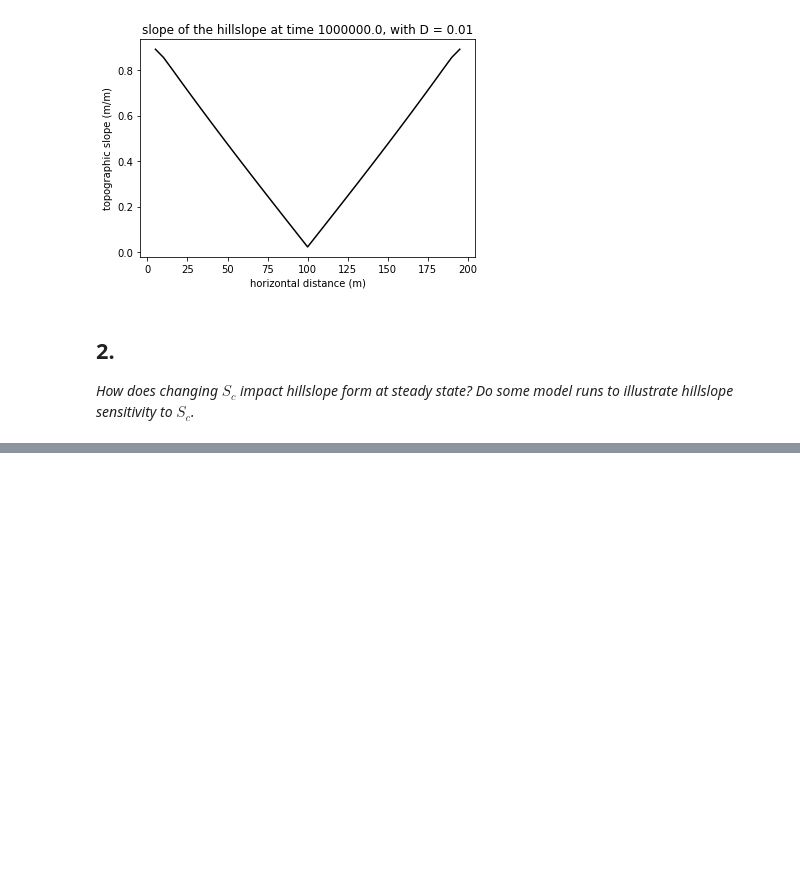
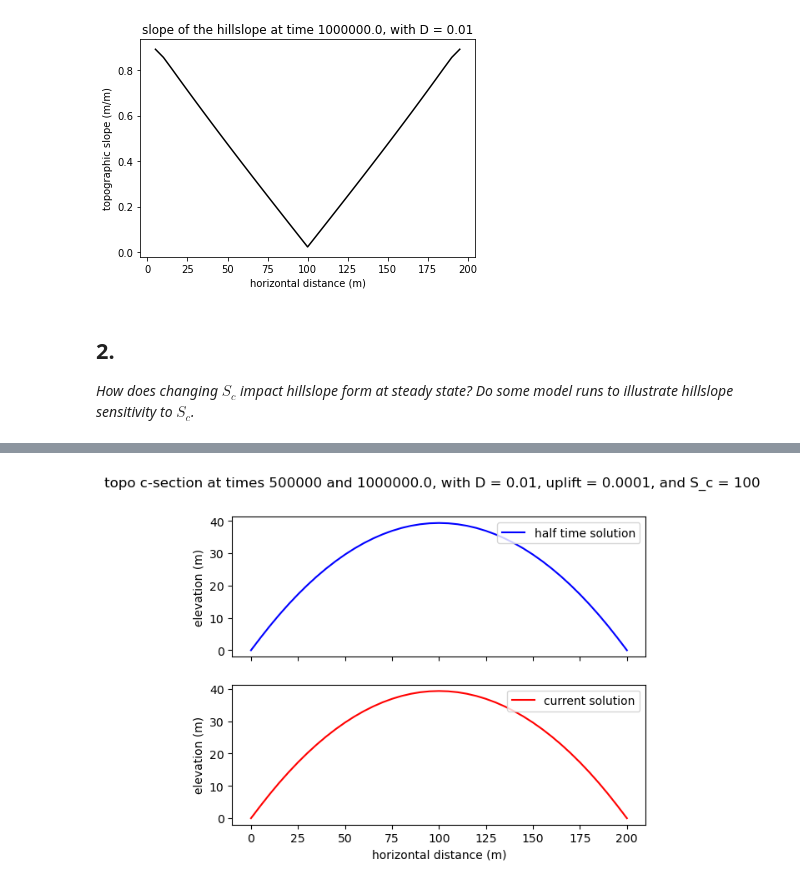
Before and after one commit to sergiogyoz/Geomorphology, a Jupyter notebook: HW/hillslope_non_linear_diffusion.ipynb, the cells around one changed output, grey strips where cells are left out. Saved outputs shown, nothing was run; the diff lists cells and outputs as text; code cells hidden in the pictures; blank space fills up the shorter version.

```diff
--- a/HW/hillslope_non_linear_diffusion.ipynb
+++ b/HW/hillslope_non_linear_diffusion.ipynb
@@ -254,0 +266,7 @@ Now let's see some plots to confirm this.
+# %%
+Ds = [0.01]
+uplift_rates = [0.0001]
+Scs = [100]
+scenarios(Ds,uplift_rates,Scs)
+# %% [output]
+[figure, added]
```
Also changed, not shown: parts of 34 cells of this notebook.
